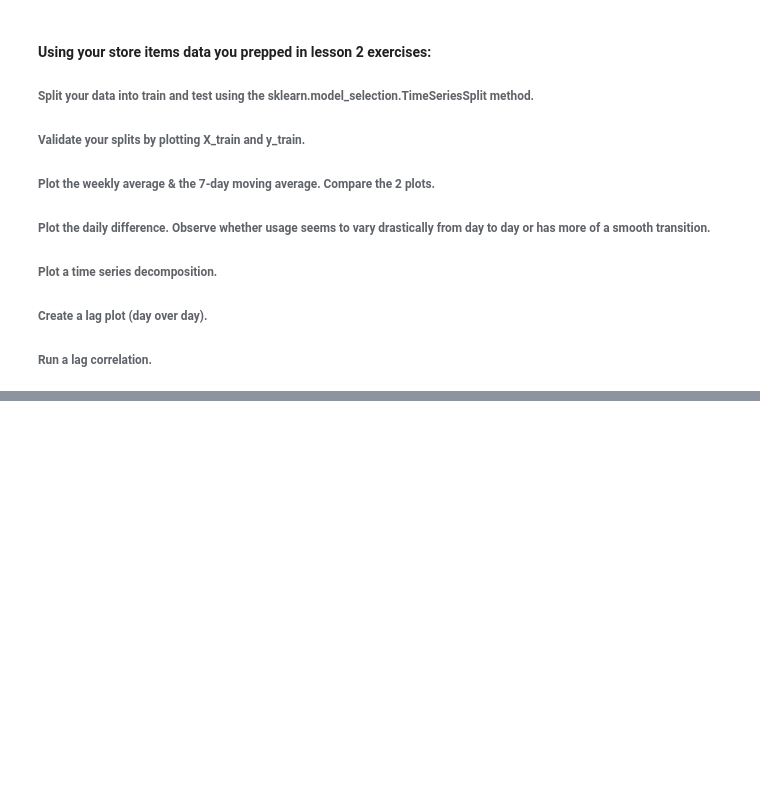
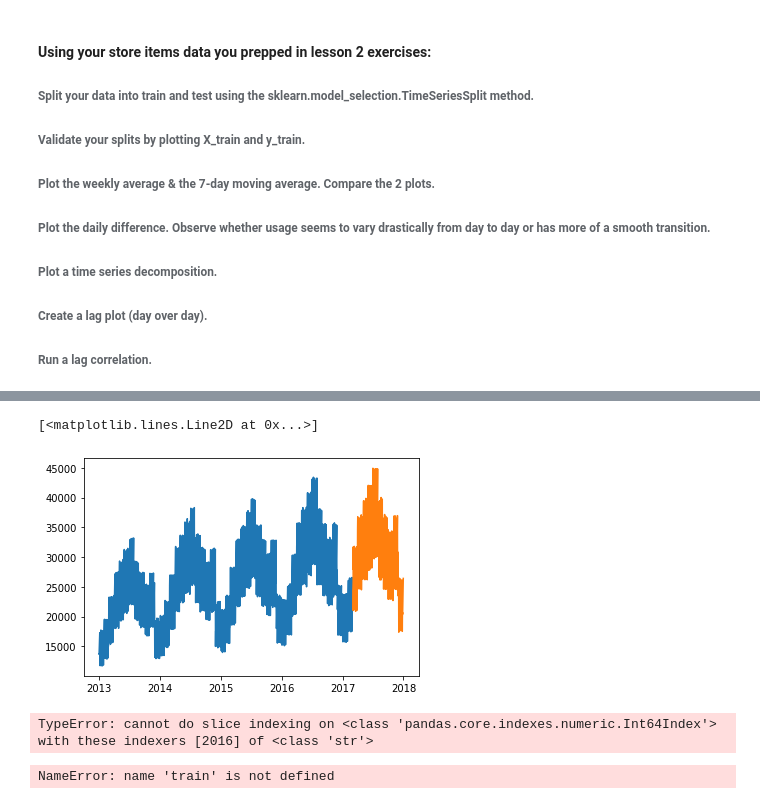
Before and after one commit to Mattsantos541/ds-methodologies-exercises, a Jupyter notebook: time_series/Exploration .ipynb, the cells around one changed output, grey strips where cells are left out. Saved outputs shown, nothing was run; the diff lists cells and outputs as text; code cells hidden in the pictures; blank space fills up the shorter version.

```diff
--- a/time_series/Exploration .ipynb
+++ b/time_series/Exploration .ipynb
@@ -47,5 +59,5 @@ store= prepare.prep_store_data(df)
 # %%
-df = df.sale_amount.resample('D').sum().reset_index()
-X = df.sale_date
-y = df.sale_amount
+store = store.sale_amount.resample('D').sum().reset_index()
+X = store.sale_date
+y = store.sale_amount
 # %% [output]
@@ -52,0 +65,6 @@ TypeError: Only valid with DatetimeIndex, TimedeltaIndex or PeriodIndex, but got
+# %%
+tss = TimeSeriesSplit(n_splits=5, max_train_size=None)
+for train_index, test_index in tss.split(X):
+    print("TRAIN:", train_index, "TEST:", test_index)
+    X_train, X_test = X[train_index], X[test_index]
+    y_train, y_test = y[train_index], y[test_index]
@@ -52,0 +112,21 @@ TypeError: Only valid with DatetimeIndex, TimedeltaIndex or PeriodIndex, but got
+# %%
+plt.plot(X_train, y_train)
+plt.plot(X_test, y_test)
+# %% [output]
+[<matplotlib.lines.Line2D at 0x...>]
+[figure, added]
+# %%
+aggregation = 'sum'
+
+train = df[:'2016'].sale_amount.resample('D').agg(aggregation)
+test = df['2017':].sale_amount.resample('D').agg(aggregation)
+
+print('Observations: %d' % (len(train.values) + len(test.values)))
+print('Training Observations: %d' % (len(train)))
+print('Testing Observations: %d' % (len(test)))
+# %% [output]
+TypeError: cannot do slice indexing on <class 'pandas.core.indexes.numeric.Int64Index'> with these indexers [2016] of <class 'str'>
+# %%
+pd.concat([train.head(3), train.tail(3)])
+# %% [output]
+NameError: name 'train' is not defined
```
Also changed, not shown: parts of 5 cells of this notebook, 2 other files.
